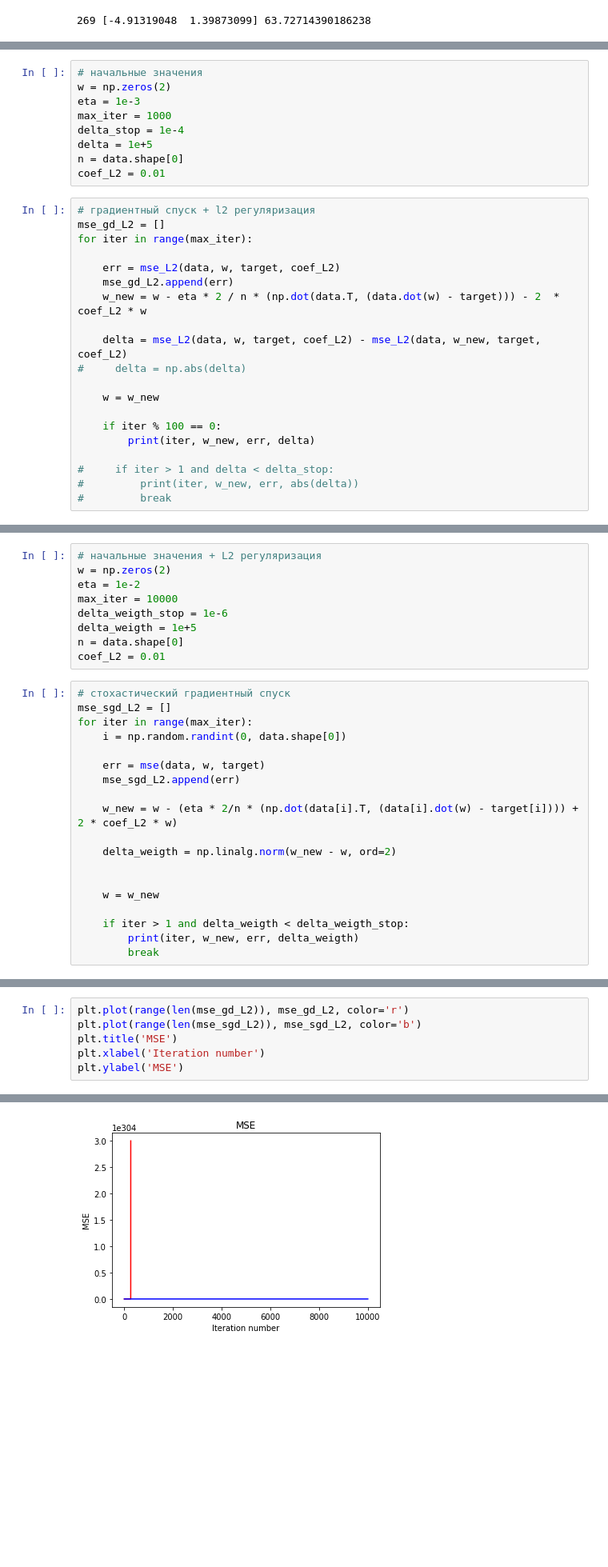
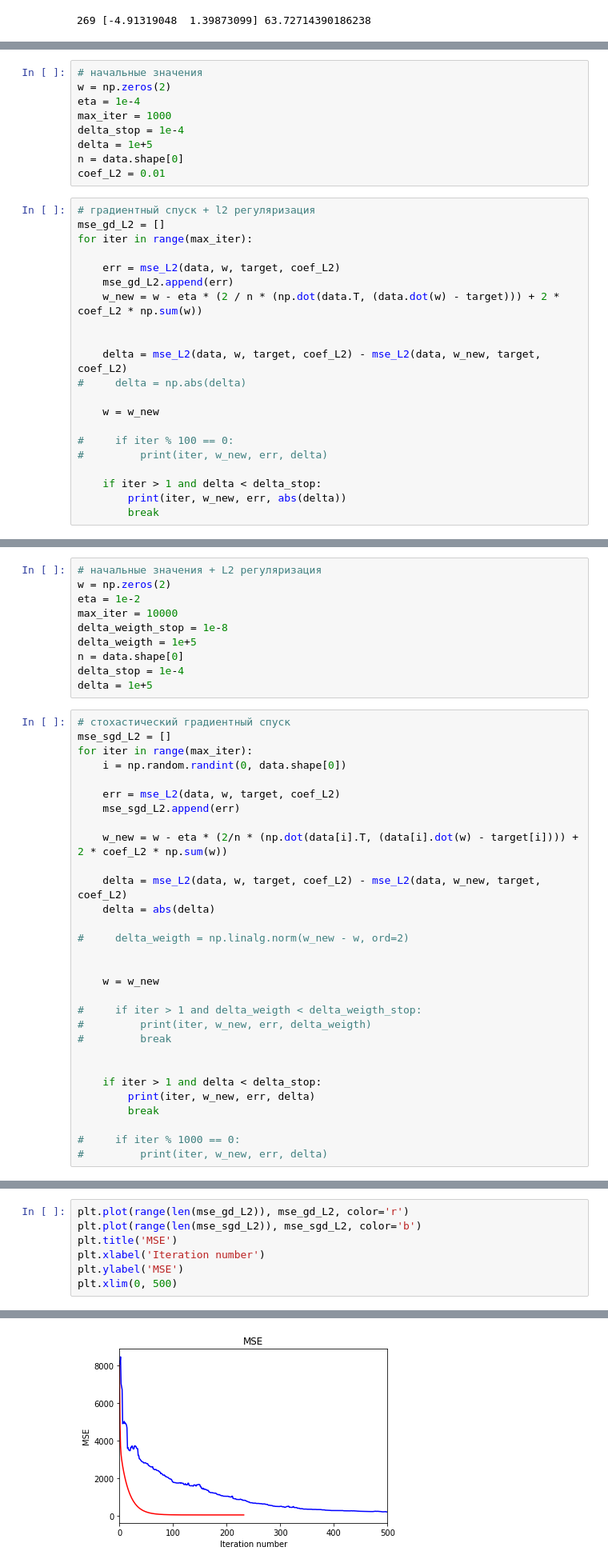
Before and after one commit to GrayHor/Algorithms_analys, a Jupyter notebook: Lesson_2_HW.ipynb, the cells around one changed output, grey strips where cells are left out. Shown at 80% size. Drawn from its saved outputs; the diff is of its cells as text; blank space fills up the shorter version.

```diff
--- a/Lesson_2_HW.ipynb
+++ b/Lesson_2_HW.ipynb
@@ -105,7 +105,7 @@ def mse_L2(X, w, y, coef_L2):
 # %%
 # начальные значения
 w = np.zeros(2)
-eta = 1e-3
+eta = 1e-4
 max_iter = 1000
 delta_stop = 1e-4
 delta = 1e+5
@@ -118,17 +118,18 @@ for iter in range(max_iter):
 
     err = mse_L2(data, w, target, coef_L2)
     mse_gd_L2.append(err)
-    w_new = w - eta * 2 / n * (np.dot(data.T, (data.dot(w) - target))) - 2  * coef_L2 * w
+    w_new = w - eta * (2 / n * (np.dot(data.T, (data.dot(w) - target))) + 2 * coef_L2 * np.sum(w))
+
 
     delta = mse_L2(data, w, target, coef_L2) - mse_L2(data, w_new, target, coef_L2)
 #     delta = np.abs(delta)
 
     w = w_new
 
-    if iter % 100 == 0:
-        print(iter, w_new, err, delta)
+#     if iter % 100 == 0:
+#         print(iter, w_new, err, delta)
 
-#     if iter > 1 and delta < delta_stop:
-#         print(iter, w_new, err, abs(delta))
-#         break
+    if iter > 1 and delta < delta_stop:
+        print(iter, w_new, err, abs(delta))
+        break
 # %% [output]
@@ -147,26 +139,38 @@ for iter in range(max_iter):
 w = np.zeros(2)
 eta = 1e-2
 max_iter = 10000
-delta_weigth_stop = 1e-6
+delta_weigth_stop = 1e-8
 delta_weigth = 1e+5
 n = data.shape[0]
-coef_L2 = 0.01
+delta_stop = 1e-4
+delta = 1e+5
 # %%
 # стохастический градиентный спуск
 mse_sgd_L2 = []
 for iter in range(max_iter):
     i = np.random.randint(0, data.shape[0])
 
-    err = mse(data, w, target)
+    err = mse_L2(data, w, target, coef_L2)
     mse_sgd_L2.append(err)
 
-    w_new = w - (eta * 2/n * (np.dot(data[i].T, (data[i].dot(w) - target[i]))) + 2 * coef_L2 * w)
+    w_new = w - eta * (2/n * (np.dot(data[i].T, (data[i].dot(w) - target[i]))) + 2 * coef_L2 * np.sum(w))
 
-    delta_weigth = np.linalg.norm(w_new - w, ord=2)
+    delta = mse_L2(data, w, target, coef_L2) - mse_L2(data, w_new, target, coef_L2)
+    delta = abs(delta)
+
+#     delta_weigth = np.linalg.norm(w_new - w, ord=2)
 
 
     w = w_new
 
-    if iter > 1 and delta_weigth < delta_weigth_stop:
-        print(iter, w_new, err, delta_weigth)
+#     if iter > 1 and delta_weigth < delta_weigth_stop:
+#         print(iter, w_new, err, delta_weigth)
+#         break
+
+
+    if iter > 1 and delta < delta_stop:
+        print(iter, w_new, err, delta)
         break
+
+#     if iter % 1000 == 0:
+#         print(iter, w_new, err, delta)
@@ -176,4 +182,5 @@ plt.plot(range(len(mse_sgd_L2)), mse_sgd_L2, color='b')
 plt.title('MSE')
 plt.xlabel('Iteration number')
 plt.ylabel('MSE')
+plt.xlim(0, 500)
 # %% [output]
@@ -181 +188 @@ Text(0, 0.5, 'MSE')
-[figure, old version]
+[figure, new version]
```
Also changed, not shown: parts of 5 cells of this notebook.
